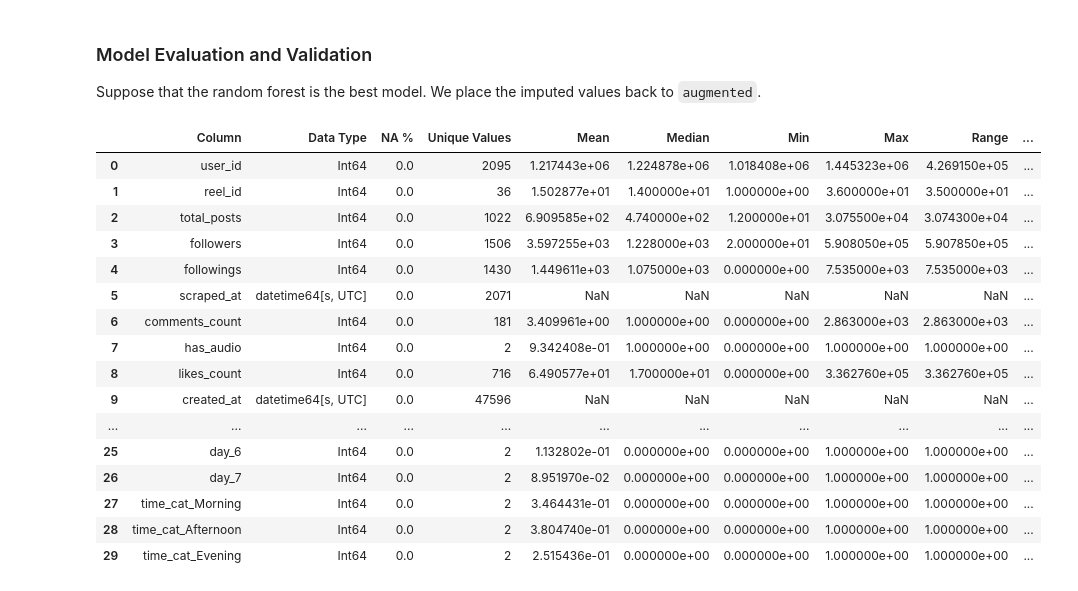
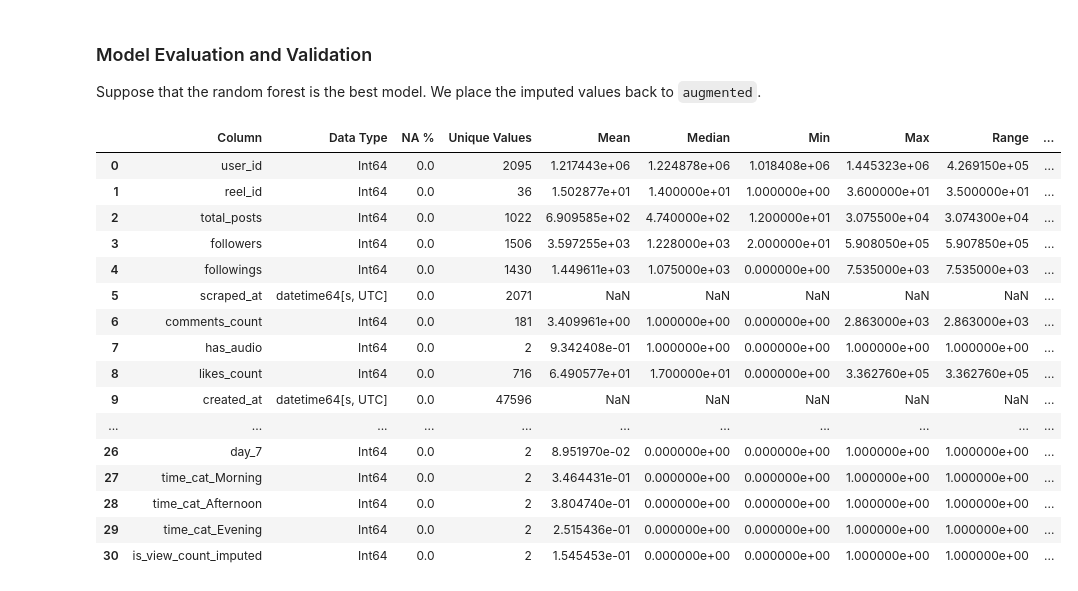
Before and after one commit to Mirrien-Liang/posting-time-impact-analysis, a Jupyter notebook: notebooks/data_cleaning.ipynb, the cells around one changed output. Cells and saved outputs as stored; diff of their text form; code cells hidden in the pictures.

Commit message:
Implemented residual analysis; imputed views and added flag of imputation;

```diff
--- a/notebooks/data_cleaning.ipynb
+++ b/notebooks/data_cleaning.ipynb
@@ -233,7 +233,7 @@ def summarize_dataframe(df: pd.DataFrame) -> pd.DataFrame:
         }
 
         # Handle boolean columns
-        if column_data.dtype == pd.BooleanDtype():
+        if column_data.dtype in [pd.BooleanDtype(), bool]:
             true_count = column_data.sum()
             false_count = len(column_data) - column_data.isna().sum() - true_count
             col_summary["True Count"] = true_count
@@ -805,26 +805,28 @@ Suppose that the random forest is the best model. We place the imputed values ba
 # %%
 # Generate predictions on missing data
 imputed_log_views = rf.predict(missing_data[X_COLS])
 
 # Convert the logged views back
 imputed_values = np.expm1(imputed_log_views).round().astype(int)  # Since we used p1, we use m1 here
-augmented.loc[augmented[Y_COL].isna(), Y_COL] = imputed_values
-summarize_dataframe(augmented)
+imputed = augmented.copy()
+imputed["is_view_count_imputed"] = imputed[Y_COL].isna().astype(pd.Int64Dtype())
+imputed.loc[augmented[Y_COL].isna(), Y_COL] = imputed_values
+summarize_dataframe(imputed)
 # %% [output]
 |  | Column | Data Type | NA % | Unique Values | Mean | Median | Min | Max | Range | ... |
 | 0 | user_id | Int64 | 0.0 | 2095 | 1.217443e+06 | 1.224878e+06 | 1.018408e+06 | 1.445323e+06 | 4.269150e+05 | ... |
 | 1 | reel_id | Int64 | 0.0 | 36 | 1.502877e+01 | 1.400000e+01 | 1.000000e+00 | 3.600000e+01 | 3.500000e+01 | ... |
 | 2 | total_posts | Int64 | 0.0 | 1022 | 6.909585e+02 | 4.740000e+02 | 1.200000e+01 | 3.075500e+04 | 3.074300e+04 | ... |
 | 3 | followers | Int64 | 0.0 | 1506 | 3.597255e+03 | 1.228000e+03 | 2.000000e+01 | 5.908050e+05 | 5.907850e+05 | ... |
 | 4 | followings | Int64 | 0.0 | 1430 | 1.449611e+03 | 1.075000e+03 | 0.000000e+00 | 7.535000e+03 | 7.535000e+03 | ... |
 | 5 | scraped_at | datetime64[s, UTC] | 0.0 | 2071 | NaN | NaN | NaN | NaN | NaN | ... |
 | 6 | comments_count | Int64 | 0.0 | 181 | 3.409961e+00 | 1.000000e+00 | 0.000000e+00 | 2.863000e+03 | 2.863000e+03 | ... |
 | 7 | has_audio | Int64 | 0.0 | 2 | 9.342408e-01 | 1.000000e+00 | 0.000000e+00 | 1.000000e+00 | 1.000000e+00 | ... |
 | 8 | likes_count | Int64 | 0.0 | 716 | 6.490577e+01 | 1.700000e+01 | 0.000000e+00 | 3.362760e+05 | 3.362760e+05 | ... |
 | 9 | created_at | datetime64[s, UTC] | 0.0 | 47596 | NaN | NaN | NaN | NaN | NaN | ... |
 | ... | ... | ... | ... | ... | ... | ... | ... | ... | ... | ... |
-| 25 | day_6 | Int64 | 0.0 | 2 | 1.132802e-01 | 0.000000e+00 | 0.000000e+00 | 1.000000e+00 | 1.000000e+00 | ... |
 | 26 | day_7 | Int64 | 0.0 | 2 | 8.951970e-02 | 0.000000e+00 | 0.000000e+00 | 1.000000e+00 | 1.000000e+00 | ... |
 | 27 | time_cat_Morning | Int64 | 0.0 | 2 | 3.464431e-01 | 0.000000e+00 | 0.000000e+00 | 1.000000e+00 | 1.000000e+00 | ... |
 | 28 | time_cat_Afternoon | Int64 | 0.0 | 2 | 3.804740e-01 | 0.000000e+00 | 0.000000e+00 | 1.000000e+00 | 1.000000e+00 | ... |
 | 29 | time_cat_Evening | Int64 | 0.0 | 2 | 2.515436e-01 | 0.000000e+00 | 0.000000e+00 | 1.000000e+00 | 1.000000e+00 | ... |
+| 30 | is_view_count_imputed | Int64 | 0.0 | 2 | 1.545453e-01 | 0.000000e+00 | 0.000000e+00 | 1.000000e+00 | 1.000000e+00 | ... |
```
Also changed, not shown: parts of 5 cells of this notebook.
